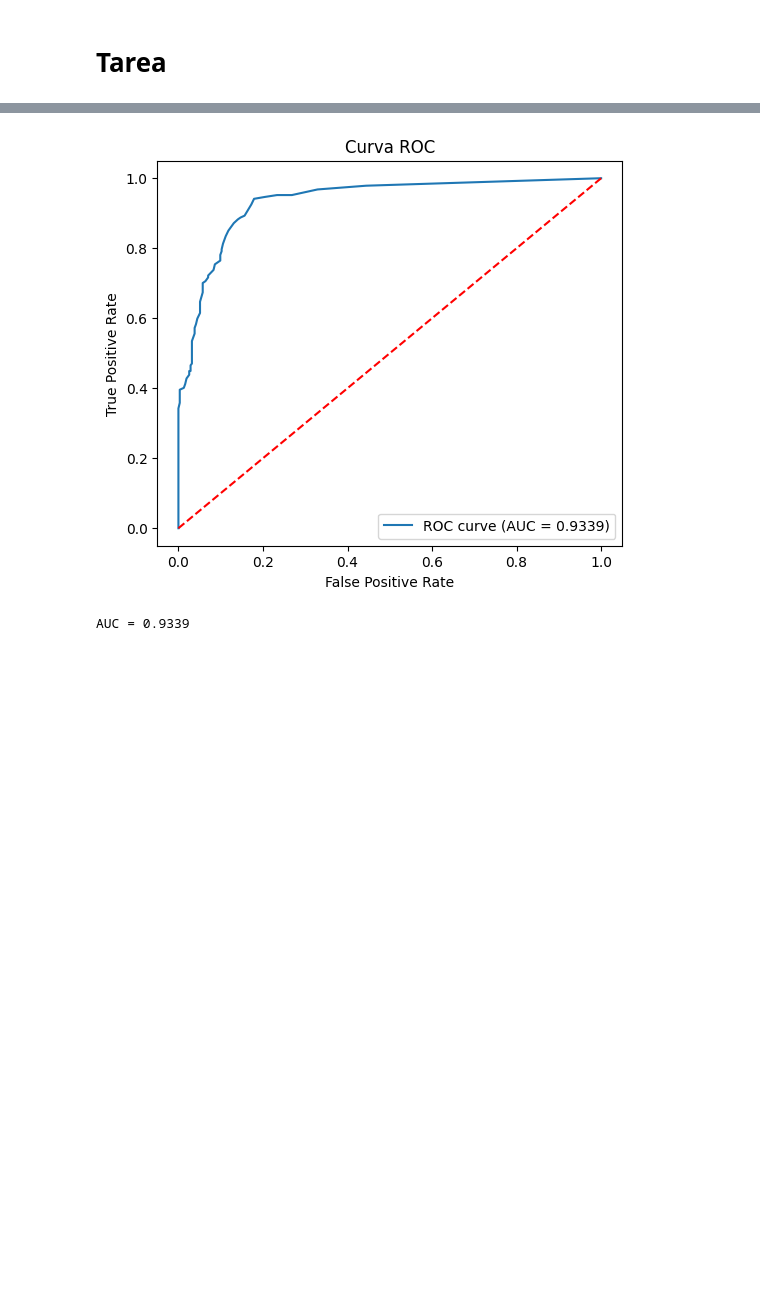
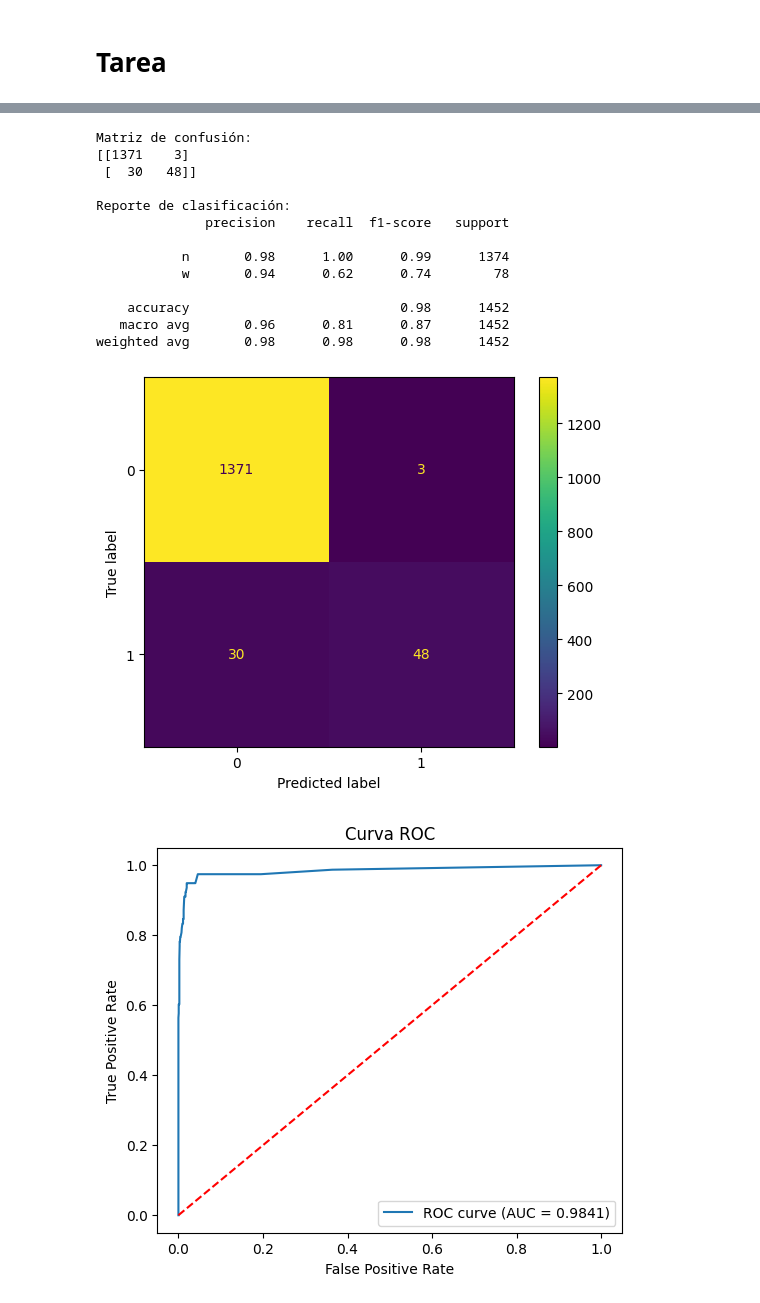
Before and after one commit to MarcosRigal/CNC, a Jupyter notebook: P0/E3.ipynb, the cells around one changed output, grey strips where cells are left out. Cells and saved outputs as stored; diff of their text form; code cells hidden in the pictures; blank space fills up the shorter version.

```diff
--- a/P0/E3.ipynb
+++ b/P0/E3.ipynb
@@ -78,12 +98,16 @@ memory usage: 23.6+ KB
 # %%
-y_train = wilt_train['class']
-X_train = wilt_train.drop(columns=['class'])
+# Unificamos los datos de train y test en un solo DataFrame
+df_wilt = pd.concat([wilt_train, wilt_test], ignore_index=True)
 
-y_test = wilt_test['class']
-X_test = wilt_test.drop(columns=['class'])
+# Separamos características (X) y etiqueta (y)
+X = df_wilt.drop(columns=["class"])
+y = df_wilt["class"]
+
+# Ahora dividimos en train y test con train_test_split, usando estratificación
+X_train, X_test, y_train, y_test = train_test_split(X, y, test_size=0.3, stratify=y)
 
 print("Tamaño de X_train:", X_train.shape)
-print("Tamaño de X_test:", X_test.shape)
-print("Distribución en y_train:\n", y_train.value_counts())
-print("Distribución en y_test:\n", y_test.value_counts())
+print("Tamaño de X_test :", X_test.shape)
+print("\nDistribución en y_train:\n", y_train.value_counts())
+print("\nDistribución en y_test:\n", y_test.value_counts())
 # %% [output]
@@ -160,22 +130,62 @@ plt.show()
 # %%
-from sklearn.metrics import roc_curve, roc_auc_score
+# Creamos el pipeline
+pipe_rf = make_pipeline(StandardScaler(), RandomForestClassifier(n_estimators=100))
+pipe_rf.fit(X_train, y_train)
+
+# Predicciones en X_test
+y_pred = pipe_rf.predict(X_test)
+
+# Matriz de confusión
+cm = confusion_matrix(y_test, y_pred)
+print("Matriz de confusión:")
+print(cm)
+
+# Reporte de clasificación (incluye precisión, recall y f1)
+report = classification_report(y_test, y_pred)
+print("\nReporte de clasificación:")
+print(report)
+ConfusionMatrixDisplay(cm).plot()
 
 # Probabilidades para la clase positiva 'w'
 y_scores = pipe_rf.predict_proba(X_test)[:, 1]
 
-fpr, tpr, thresholds = roc_curve(y_test, y_scores, pos_label='w')
+fpr, tpr, thresholds = roc_curve(y_test, y_scores, pos_label="w")
 auc_value = roc_auc_score(y_test, y_scores)
 
 plt.figure(figsize=(6, 5))
-plt.plot(fpr, tpr, label=f'ROC curve (AUC = {auc_value:.4f})')
-plt.plot([0, 1], [0, 1], 'r--')  # Línea diagonal
-plt.xlabel('False Positive Rate')
-plt.ylabel('True Positive Rate')
-plt.title('Curva ROC')
-plt.legend(loc='lower right')
+plt.plot(fpr, tpr, label=f"ROC curve (AUC = {auc_value:.4f})")
+plt.plot([0, 1], [0, 1], "r--")  # Línea diagonal
+plt.xlabel("False Positive Rate")
+plt.ylabel("True Positive Rate")
+plt.title("Curva ROC")
+plt.legend(loc="lower right")
 plt.show()
 
-print(f"AUC = {auc_value:.4f}")
+precision_vals, recall_vals, thresholds_pr = precision_recall_curve(
+    y_test, y_scores, pos_label="w"
+)
+ap = average_precision_score(y_test, y_scores, pos_label="w")
+
+plt.figure(figsize=(6, 5))
+plt.plot(recall_vals, precision_vals, label=f"AP = {ap:.4f}")
+plt.xlabel("Recall")
+plt.ylabel("Precision")
+plt.title("Curva Precision-Recall")
+plt.legend(loc="lower left")
+plt.show()
 # %% [output]
+Matriz de confusión:
+[[1371    3]
+ [  30   48]]
+
+Reporte de clasificación:
+              precision    recall  f1-score   support
+
+           n       0.98      1.00      0.99      1374
+           w       0.94      0.62      0.74        78
+
+    accuracy                           0.98      1452
+   macro avg       0.96      0.81      0.87      1452
+weighted avg       0.98      0.98      0.98      1452
-[figure, old version]
+[figure, new version]
-AUC = 0.9339
+[figure, added]
```
Also changed, not shown: parts of 13 cells of this notebook, 4 other files.
